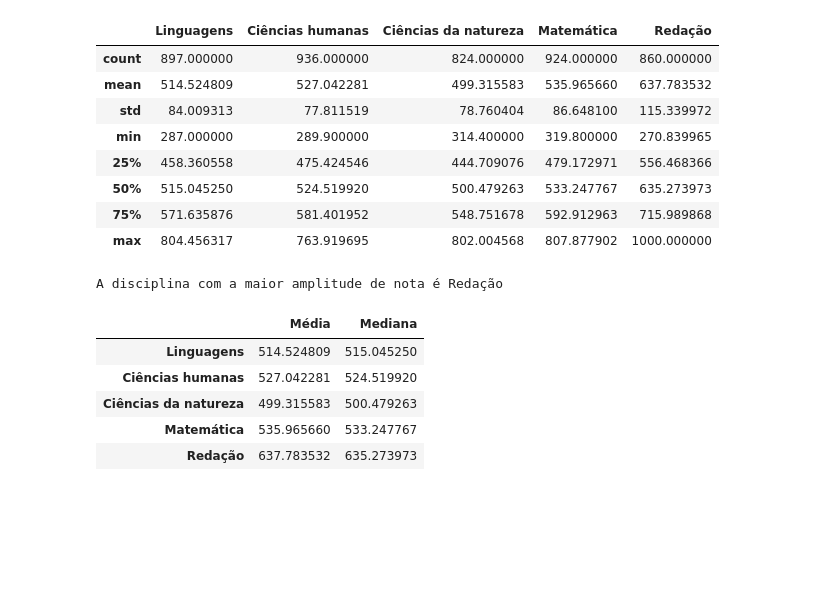
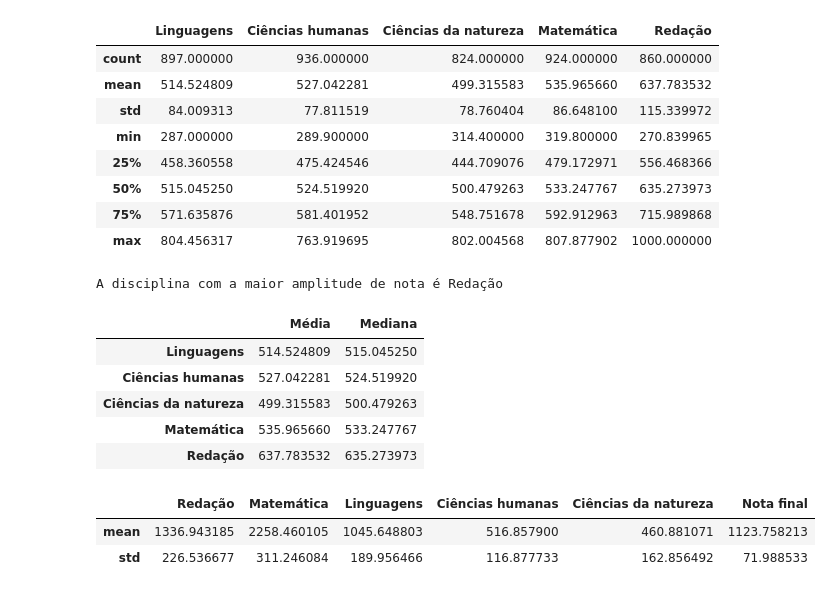
Before and after one commit to dsreliete/Womakerscode_DA_desafio_individual, a Jupyter notebook: Desafio3ElietedaSilva_Rodrigues.ipynb, the cells around one changed output. Saved outputs shown, nothing was run; the diff lists cells and outputs as text; code cells hidden in the pictures; blank space fills up the shorter version.

```diff
--- a/Desafio3ElietedaSilva_Rodrigues.ipynb
+++ b/Desafio3ElietedaSilva_Rodrigues.ipynb
@@ -98,3 +90,31 @@ df_mean_median
+# %%
+# 3. ConsiderandoocursodeCiênciadaComputaçãodaUFPE,onde o peso cada uma das disciplinas ponderado:
+# a. Redação-2
+# b. MatemáticaesuasTecnologias-4
+# c. Linguagens,CódigosesuasTecnologias-2
+# d. CiênciasHumanasesuasTecnologias-1
+# e. CiênciasdaNaturezaesuasTecnologias-1
+# Qual o desvio padrão e média das notas dos 500 estudantes mais bem colocados considerando esses pesos?
+
+red = df.loc[:, 'Redação'].fillna(0).apply(lambda x: x * 2)
+mat = df.loc[:,'Matemática'].fillna(0).apply(lambda x: x * 4)
+ling = df.loc[:,'Linguagens'].fillna(0).apply(lambda x: x * 2)
+cihu = df.loc[:,'Ciências humanas'].fillna(0).apply(lambda x: x * 1)
+cina = df.loc[:,'Ciências da natureza'].fillna(0).apply(lambda x: x * 1)
+
+df_todas_notas = pd.concat([red, mat, ling, cihu, cina], axis=1)
+df_todas_notas.columns = ['Redação', 'Matemática', 'Linguagens', 'Ciências humanas', 'Ciências da natureza']
+
+df_nota_final = df_todas_notas.sum(axis=1)/5
+df_nota_final.name = 'Nota final'
+df_todas_notas = pd.concat([df_todas_notas, df_nota_final], axis=1)
+df_todas_notas.sort_values(by='Nota final', ascending=False, inplace=True)
+df_500 = df_todas_notas.head(500)
+df_500.describe().loc[['mean', 'std']]
+# %% [output]
+|  | Redação | Matemática | Linguagens | Ciências humanas | Ciências da natureza | Nota final |
+| mean | 1336.943185 | 2258.460105 | 1045.648803 | 516.857900 | 460.881071 | 1123.758213 |
+| std | 226.536677 | 311.246084 | 189.956466 | 116.877733 | 162.856492 | 71.988533 |
 # %%
 # 4. Se todos esses estudantes aplicassem para ciência da computação e existem apenas 40 vagas, qual seria a variância e média da nota dos estudantes que entraram no curso de ciência da computação?
 # %%
```
Also changed, not shown: parts of 1 cell of this notebook.
